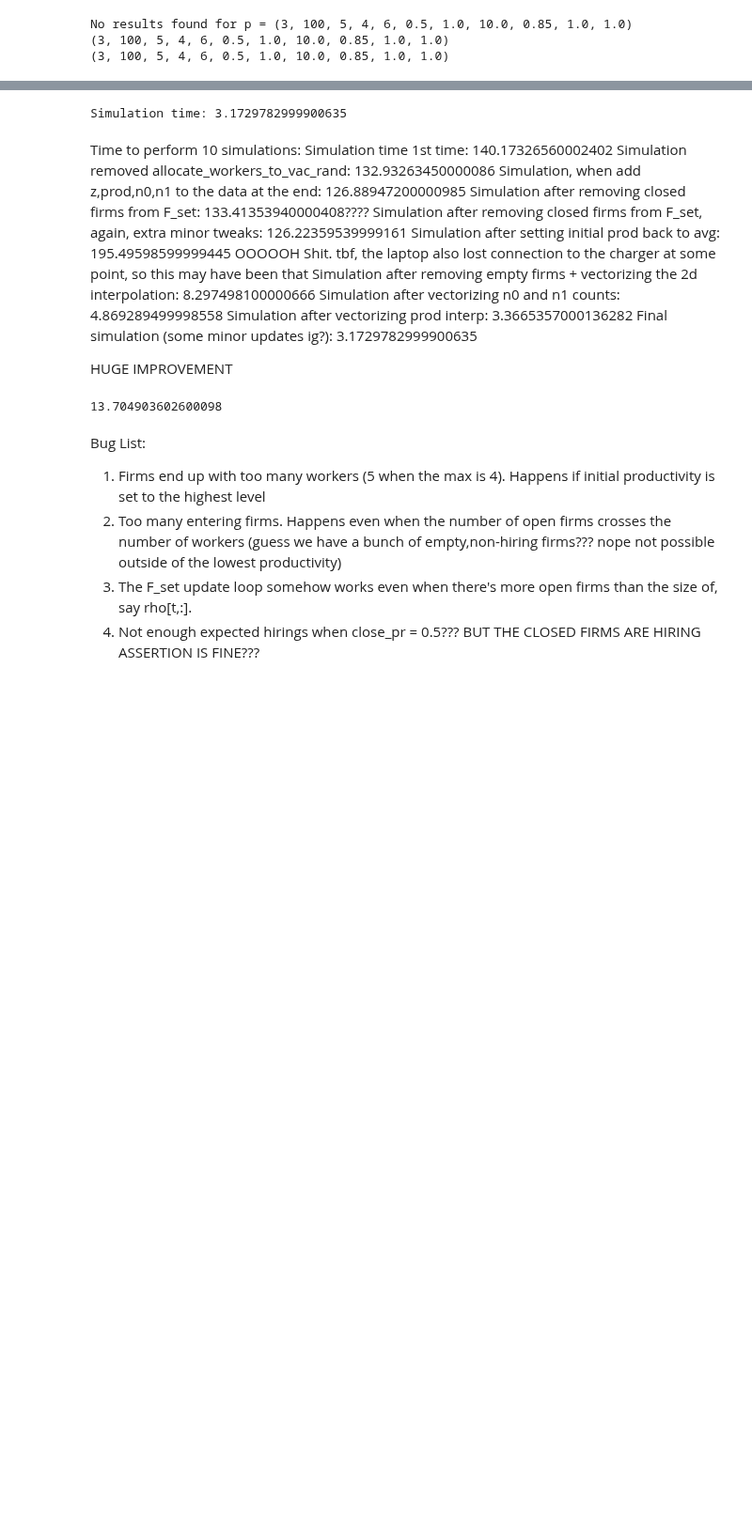
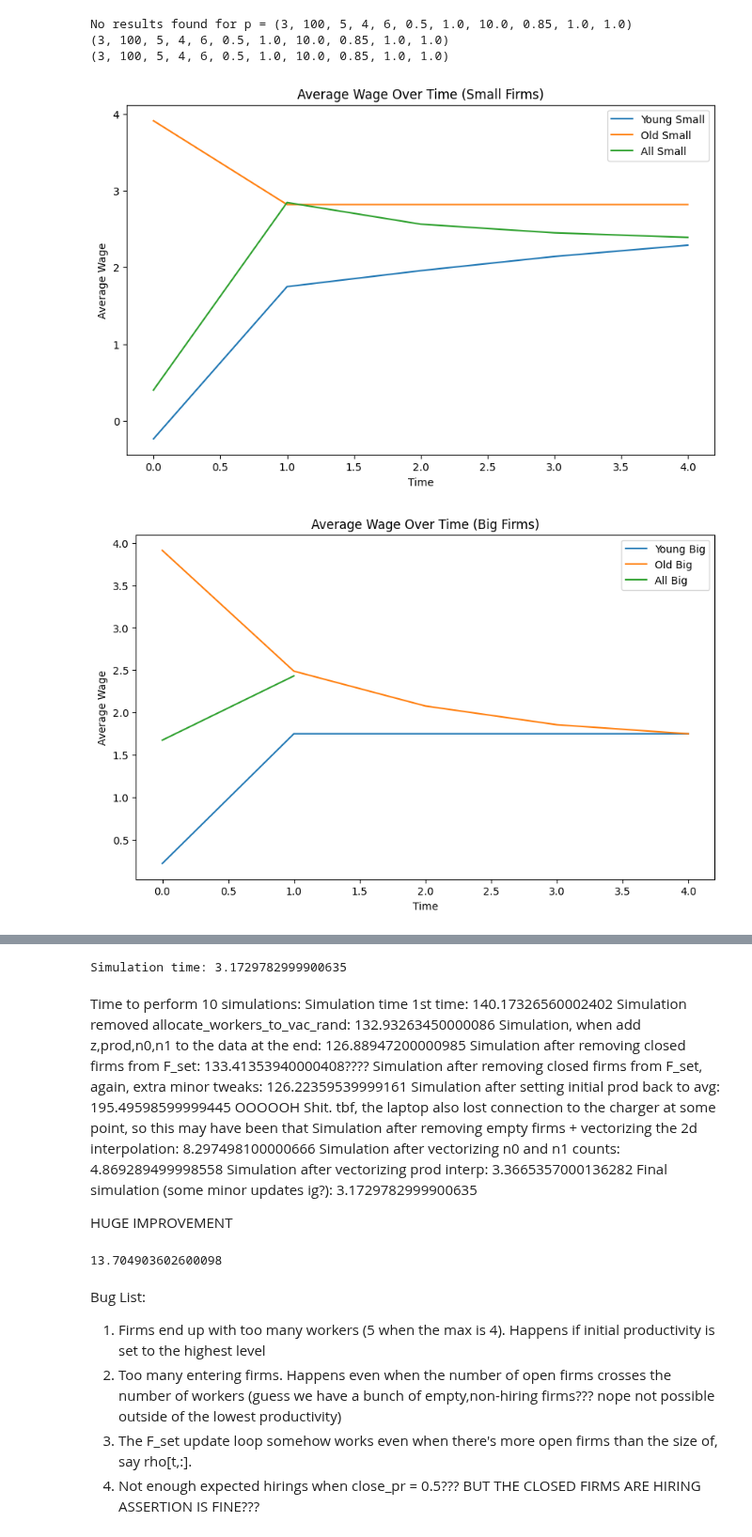
Before and after one commit to zalandru/Dynamic-Contracting-Multi-worker-Firm, a Jupyter notebook: Multiworker_wage_2steps/Trying out Tasmanian.ipynb, the cells around one changed output, grey strips where cells are left out. Shown at 94% size. Cells and saved outputs as stored; diff of their text form; code cells hidden in the pictures; blank space fills up the shorter version.

Commit message:
Firm simulation

```diff
--- a/Multiworker_wage_2steps/Trying out Tasmanian.ipynb
+++ b/Multiworker_wage_2steps/Trying out Tasmanian.ipynb
@@ -52,3 +52,69 @@ No results found for p = (3, 100, 5, 4, 6, 0.5, 1.0, 10.0, 0.85, 1.0, 1.0)
 from simulate import Simulator
 sim = Simulator(model,p)
 simulation = sim.simulate_val
+# %%
+#Simulating a bunch of firms
+irf_simul_young_small = sim.simulate_firm(p.z_0-1,1,0,50,p.q_0,5, allow_hiring=False,allow_leave=False,update_z=False, pb=False)
+irf_simul_young_big =   sim.simulate_firm(p.z_0-1,3,0,50,p.q_0,5, allow_hiring=False,allow_leave=False,update_z=False, pb=False)
+irf_simul_old_small =   sim.simulate_firm(p.z_0-1,0,1,50,p.q_0,5, allow_hiring=False,allow_leave=False,update_z=False, pb=False)
+irf_simul_old_big =     sim.simulate_firm(p.z_0-1,0,3,50,p.q_0,5, allow_hiring=False,allow_leave=False,update_z=False, pb=False)
+irf_simul_all_small =   sim.simulate_firm(p.z_0-1,1,1,50,p.q_0,5, allow_hiring=False,allow_leave=False,update_z=False, pb=False)
+irf_simul_all_big =     sim.simulate_firm(p.z_0-1,2,2,50,p.q_0,5, allow_hiring=False,allow_leave=False,update_z=False, pb=False)
+# %%
+import matplotlib.pyplot as plt
+import pandas as pd
+
+# Store your simulation DataFrames in a dictionary
+simulations = {
+    'Young Small': irf_simul_young_small,
+    'Young Big': irf_simul_young_big,
+    'Old Small': irf_simul_old_small,
+    'Old Big': irf_simul_old_big,
+    'All Small': irf_simul_all_small,
+    'All Big': irf_simul_all_big
+}
+
+# Helper function to compute average wage over time (only for employed workers)
+def get_avg_wage(sim_df):
+    employed = sim_df[sim_df['f'] > 0]
+    return employed.groupby('t')['w'].mean()
+
+# Compute average wages for each simulation and store them in a new dictionary
+avg_wages = {name: get_avg_wage(df) for name, df in simulations.items()}
+
+# Define groups for small and big firms
+small_names = ['Young Small', 'Old Small', 'All Small']
+big_names = ['Young Big', 'Old Big', 'All Big']
+
+# Plot for Small Firms
+plt.figure(figsize=(10, 6))
+for name in small_names:
+    plt.plot(avg_wages[name].index, avg_wages[name], label=name)
+plt.title('Average Wage Over Time (Small Firms)')
+plt.xlabel('Time')
+plt.ylabel('Average Wage')
+plt.legend()
+plt.show()
+
+# Plot for Big Firms
+plt.figure(figsize=(10, 6))
+for name in big_names:
+    plt.plot(avg_wages[name].index, avg_wages[name], label=name)
+plt.title('Average Wage Over Time (Big Firms)')
+plt.xlabel('Time')
+plt.ylabel('Average Wage')
+plt.legend()
+plt.show()
+
+# Alternatively, plot all simulations together
+plt.figure(figsize=(10, 6))
+for name, wage_series in avg_wages.items():
+    plt.plot(wage_series.index, wage_series, label=name)
+plt.title('Average Wage Over Time (All Simulations)')
+plt.xlabel('Time')
+plt.ylabel('Average Wage')
+plt.legend()
+plt.show()
+# %% [output]
+[figure, added]
+[figure, added]
```
Also changed, not shown: parts of 4 cells of this notebook, 3 other files.
